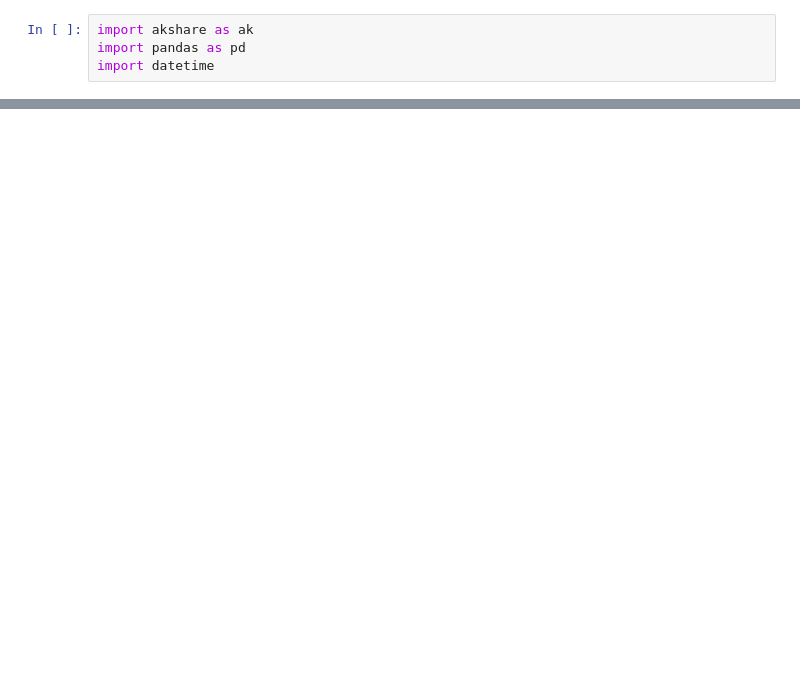
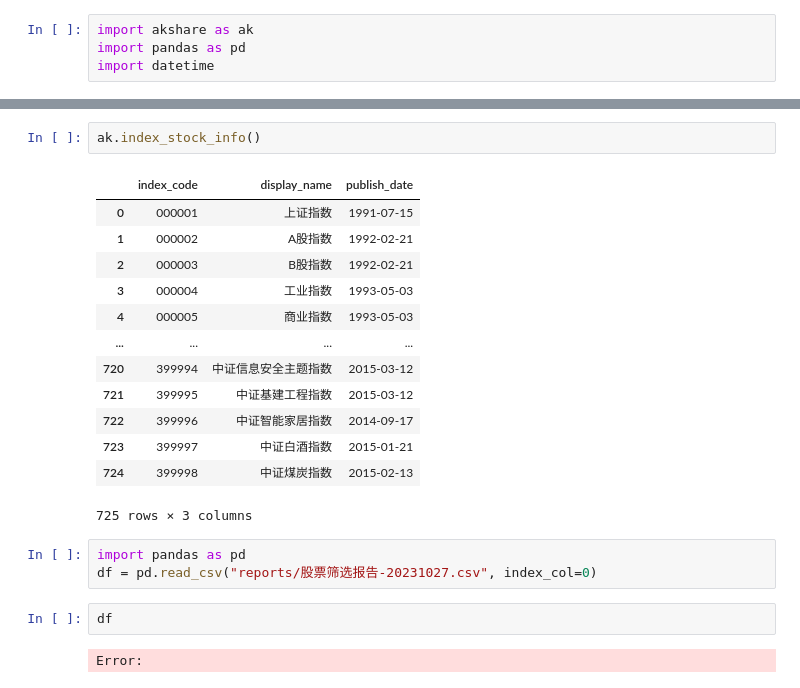
Before and after one commit to ZaxShen/value_investing, a Jupyter notebook: China/test.ipynb, the cells around one changed output, grey strips where cells are left out. Drawn from its saved outputs; the diff is of its cells as text; blank space fills up the shorter version.

```diff
--- a/China/test.ipynb
+++ b/China/test.ipynb
@@ -136,0 +203,23 @@ df.to_csv("stock_analysis.csv", index=False)
+# %%
+ak.index_stock_info()
+# %% [output]
+|  | index_code | display_name | publish_date |
+| 0 | 000001 | 上证指数 | 1991-07-15 |
+| 1 | 000002 | A股指数 | 1992-02-21 |
+| 2 | 000003 | B股指数 | 1992-02-21 |
+| 3 | 000004 | 工业指数 | 1993-05-03 |
+| 4 | 000005 | 商业指数 | 1993-05-03 |
+| ... | ... | ... | ... |
+| 720 | 399994 | 中证信息安全主题指数 | 2015-03-12 |
+| 721 | 399995 | 中证基建工程指数 | 2015-03-12 |
+| 722 | 399996 | 中证智能家居指数 | 2014-09-17 |
+| 723 | 399997 | 中证白酒指数 | 2015-01-21 |
+| 724 | 399998 | 中证煤炭指数 | 2015-02-13 |
+725 rows × 3 columns
+# %%
+import pandas as pd
+df = pd.read_csv("reports/股票筛选报告-20231027.csv", index_col=0)
+# %%
+df
+# %% [output]
+Error:
```
Also changed, not shown: parts of 15 cells of this notebook, 19 other files.
